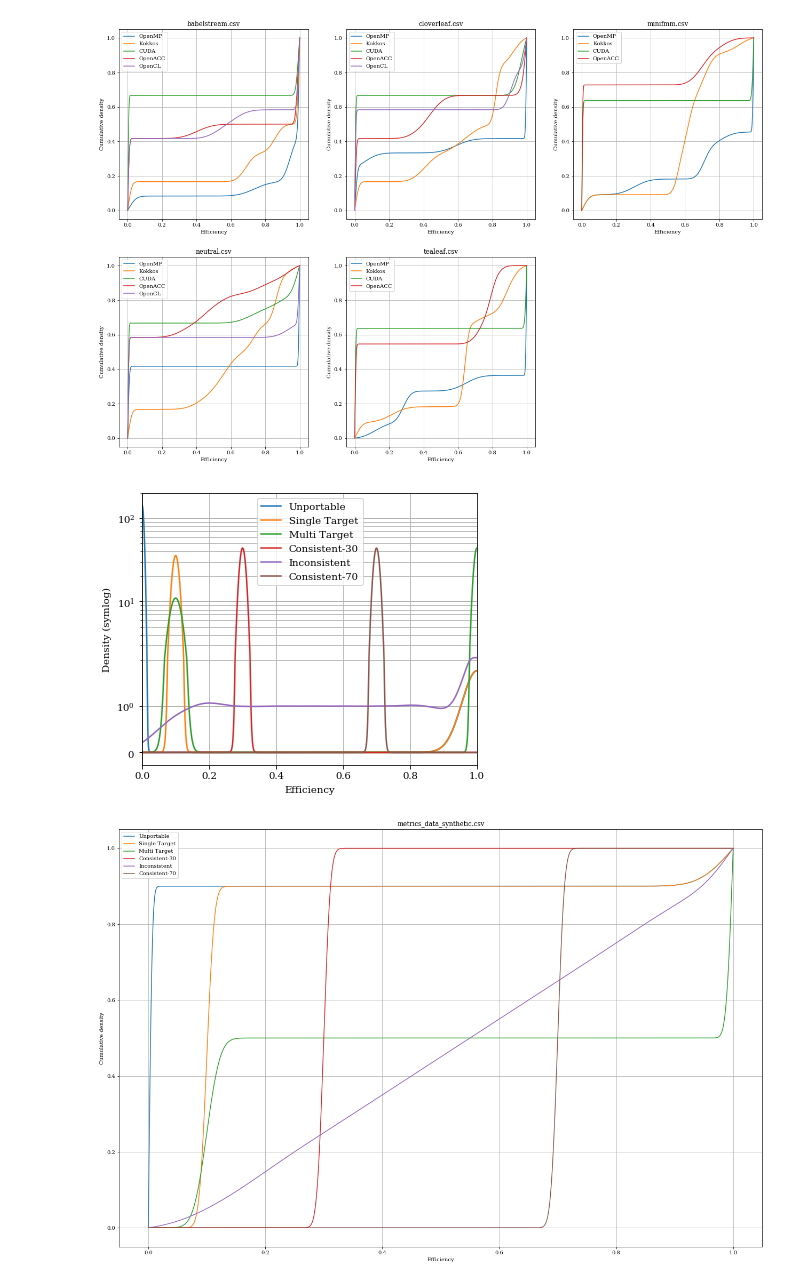
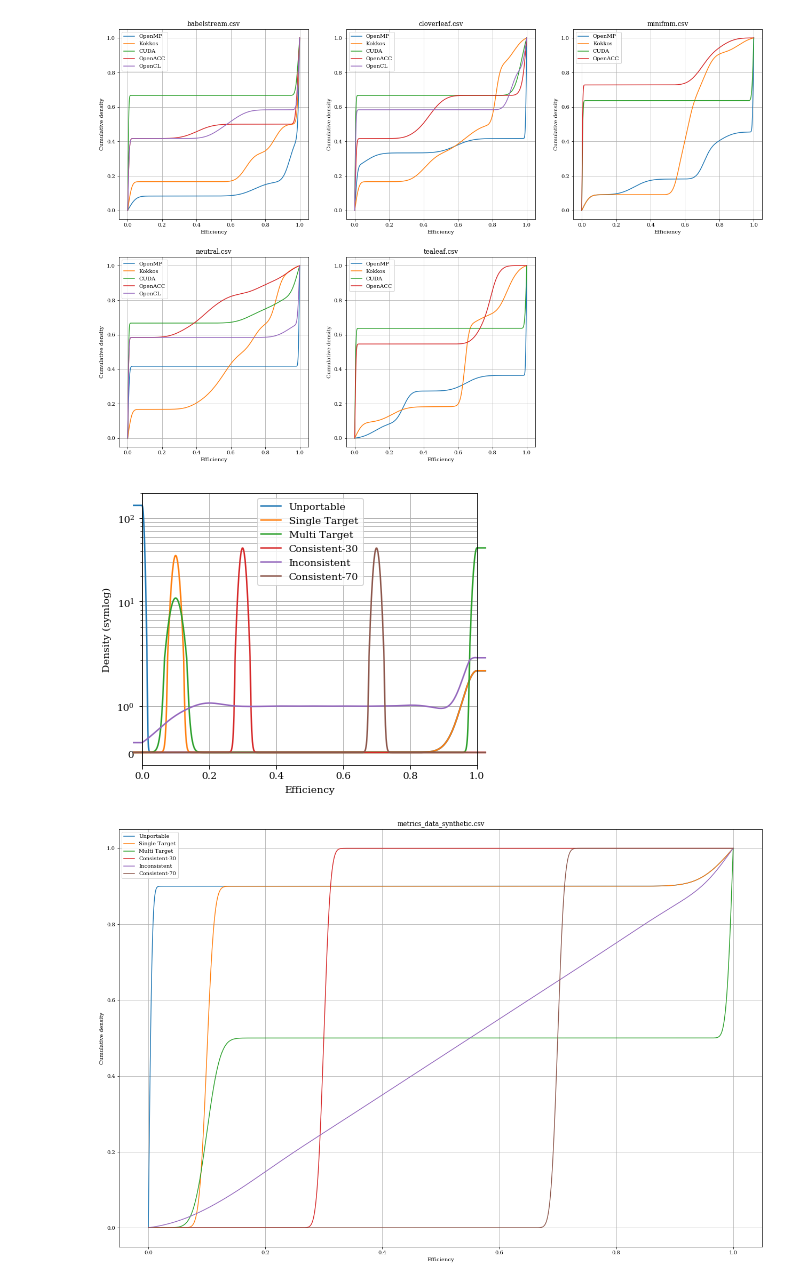
Before and after one commit to UoB-HPC/performance-portability, a Jupyter notebook: metrics/scripts/Adaptive Kernel Density Estimation.ipynb, the cells around one changed output. Cells and saved outputs as stored; diff of their text form; code cells hidden in the pictures.

```diff
--- a/metrics/scripts/Adaptive Kernel Density Estimation.ipynb
+++ b/metrics/scripts/Adaptive Kernel Density Estimation.ipynb
@@ -217,7 +217,9 @@ for i, fi in enumerate(["babelstream.csv", "cloverleaf.csv", "minifmm.csv", "neu
         d = sorted(data)
         l_akde = pp_util.akde(numpy.linspace(0,1,1000), d, 0.05)
         fs = l_akde.pdf_refine(10)
-        h = ax.plot(l_akde.x,fs,label=name, color=qual_colormap(idx))
+        extended_x = [-0.025] + list(l_akde.x) + [1.025]
+        extended_y = [fs[0]] + list(fs) + [fs[-1]]
+        h = ax.plot(extended_x,extended_y,label=name, color=qual_colormap(idx),clip_on=False)[0]
         if name not in handles:
             handles[name] = h
     plt.yscale('symlog', subsy=range(10))
@@ -227,7 +229,8 @@ for i, fi in enumerate(["babelstream.csv", "cloverleaf.csv", "minifmm.csv", "neu
     ax.set_title(fi.split(".")[0],pad=10)
     plt.ylabel("Density (symlog)")
     plt.xlabel("Efficiency")
-fig.legend(handles, loc='lower right', bbox_to_anchor=(0.90,0.25))
+handles_names, handles_items = zip(*handles.items())
+fig.legend(handles_items, handles_names, loc='lower right', bbox_to_anchor=(0.90,0.25))
 plt.tight_layout(pad=0.4,w_pad=0.5, h_pad=1.0)
 fig.savefig(f"../../images/akde_apps.pdf", bbox_inches="tight")
 fig.savefig(f"../../images/akde_apps.pgf", bbox_inches="tight")
@@ -257,23 +260,25 @@ fig.savefig(f"../../images/akde_cdf_clipped_fixed.png", dpi=dpi)
 # %%
 fig = plt.figure(figsize=(6, 5))
 for i, fi in enumerate(["metrics_data_synthetic.csv"]):
     ax = fig.add_subplot(1,1,i+1)
     app_eff = pp_util.read_effs(os.path.join(csv_root, fi))
-    for name, data in app_eff:
+    for idx, (name, data) in enumerate(app_eff):
         d = sorted(data)
         l_akde = pp_util.akde(numpy.linspace(0,1,1000), d, 0.06)
         fs = l_akde.pdf_refine(10)
-        ax.plot(l_akde.x,fs,label=name)
+        extended_x = [-0.025] + list(l_akde.x) + [1.025]
+        extended_y = [fs[0]] + list(fs) + [fs[-1]]
+        h = ax.plot(extended_x,extended_y,label=name, color=qual_colormap(idx),clip_on=False)[0]
     plt.yscale('symlog', subsy=range(10))
     plt.grid(True)
     plt.xlim([0,1])
     ax.yaxis.grid(True, which='minor')
     ax.legend(loc='best')
     plt.ylabel("Density (symlog)")
     plt.xlabel("Efficiency")
 fig.savefig(f"../../images/akde_synthetic.pdf", bbox_inches='tight')
 # %% [output]
-[figure, old version]
+[figure, new version]
 # %%
 dpi = 150.0
 fig = plt.figure(figsize=(3*1080/dpi, 2*1080/dpi))
```
Also changed, not shown: parts of 1 cell of this notebook, 2 other files.
